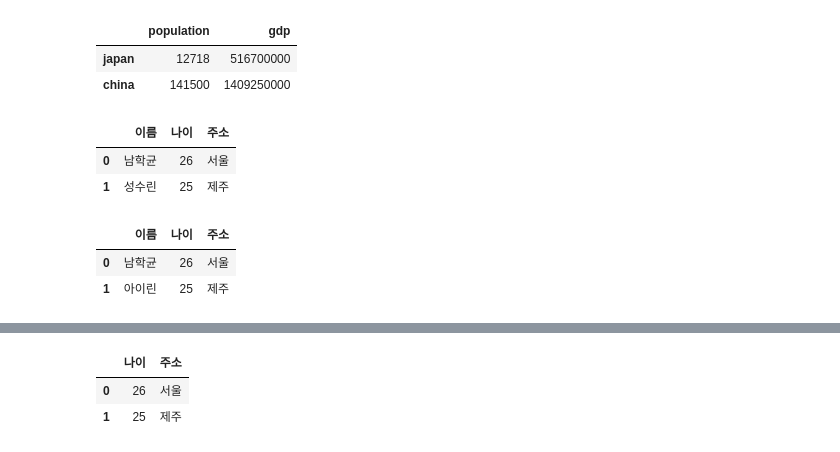
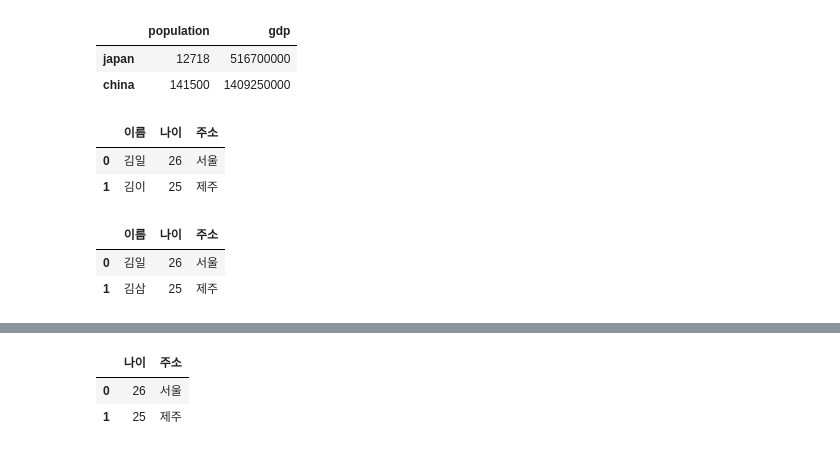
Before and after one commit to uhk0708/Pandas, a Jupyter notebook: Pandas_Basic/Pandas_기초_02_판다스 기본.ipynb, the cells around one changed output, grey strips where cells are left out. Saved outputs shown, nothing was run; the diff lists cells and outputs as text; code cells hidden in the pictures.

```diff
--- a/Pandas_Basic/Pandas_기초_02_판다스 기본.ipynb
+++ b/Pandas_Basic/Pandas_기초_02_판다스 기본.ipynb
@@ -254,24 +254,24 @@ country.iloc[1:3, :-1]
 # %%
 # 데이터프레임에 새 데이터 추가 및 수정
 # 추가 : 리스트 또는 딕셔너리 추가
 
 df = pd.DataFrame(columns = ['이름','나이','주소'])
-df.loc[0] = ['남학균','26','서울']
-df.loc[1] = {'이름':'성수린', '나이':'25', '주소':'제주'}
+df.loc[0] = ['김일','26','서울']
+df.loc[1] = {'이름':'김이', '나이':'25', '주소':'제주'}
 
 df
 # %% [output]
 |  | 이름 | 나이 | 주소 |
-| 0 | 남학균 | 26 | 서울 |
-| 1 | 성수린 | 25 | 제주 |
+| 0 | 김일 | 26 | 서울 |
+| 1 | 김이 | 25 | 제주 |
 # %%
-df.loc[1, '이름'] = '아이린'
+df.loc[1, '이름'] = '김삼'
 
 df
 # %% [output]
 |  | 이름 | 나이 | 주소 |
-| 0 | 남학균 | 26 | 서울 |
-| 1 | 아이린 | 25 | 제주 |
+| 0 | 김일 | 26 | 서울 |
+| 1 | 김삼 | 25 | 제주 |
 # %%
 # 새로운 컬럼 추가
 df
```
Also changed, not shown: parts of 16 cells of this notebook.
